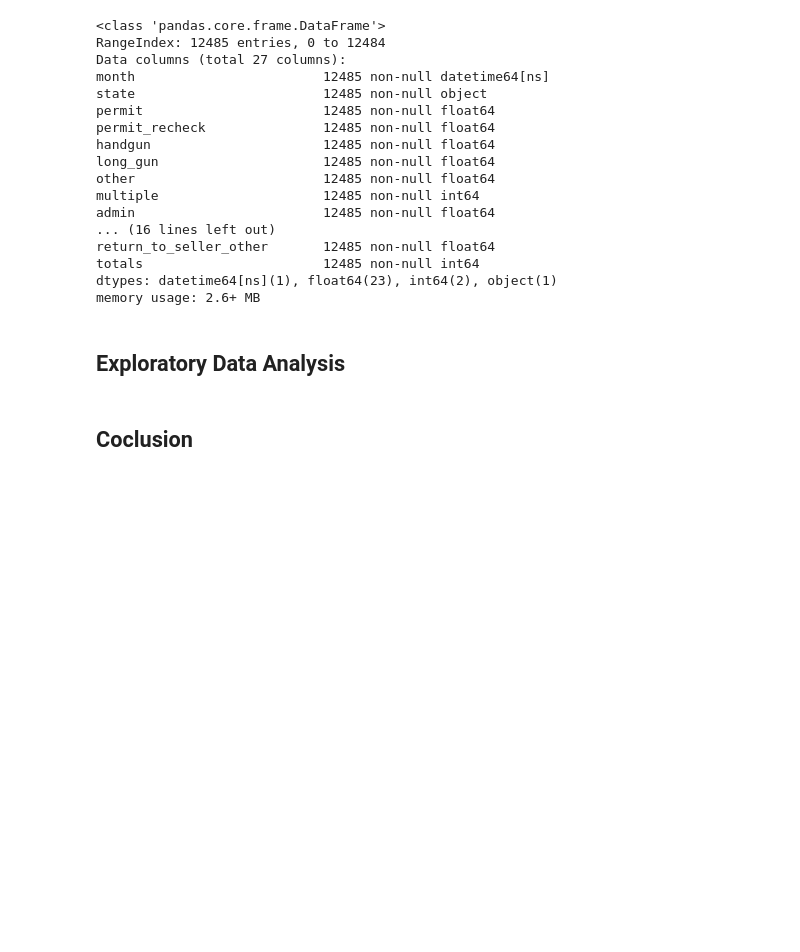
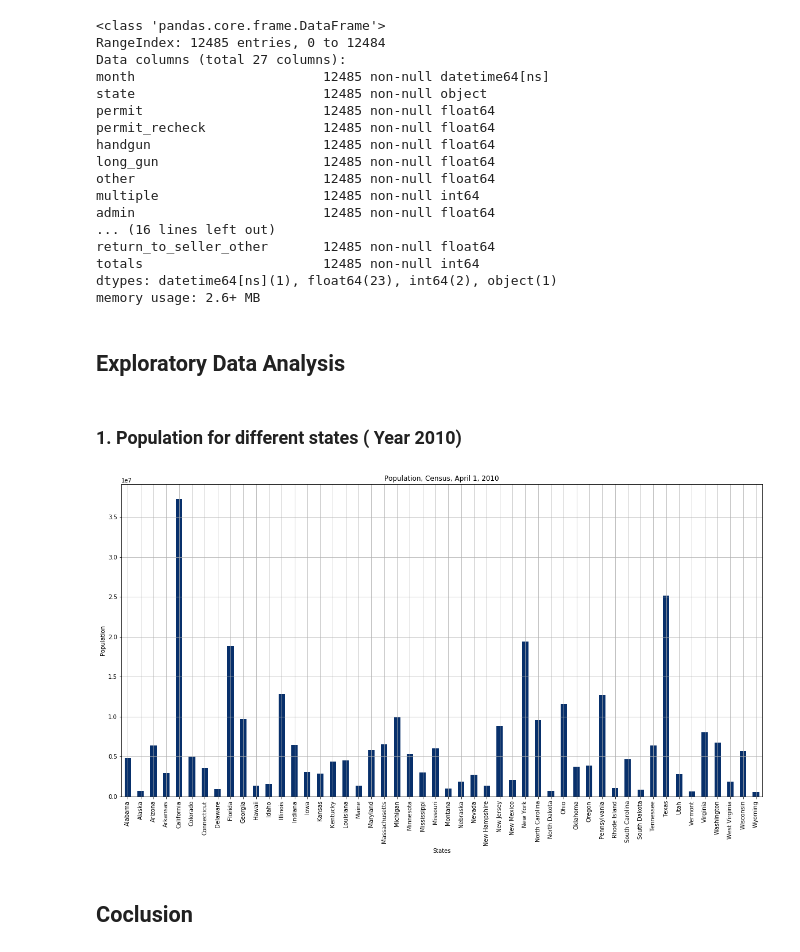
Before and after one commit to siuyik11/fbi_firearm_data_analysis, a Jupyter notebook: fbi_gun_data_analysis.ipynb, the cells around one changed output. Cells and saved outputs as stored; diff of their text form; code cells hidden in the pictures; blank space fills up the shorter version.

```diff
--- a/fbi_gun_data_analysis.ipynb
+++ b/fbi_gun_data_analysis.ipynb
@@ -121,6 +155,13 @@ memory usage: 2.6+ MB
 # %% [markdown]
 <a id = 'exploratory_data_analysis'></a>
 ## Exploratory Data Analysis
+# %% [markdown]
+### 1. Population for different states ( Year 2010)
+# %%
+plot1 = df1.iloc[3,1:].plot.bar(figsize = (20,10), colormap = 'Blues_r',grid = True, \
+                        title = 'Population, Census, April 1, 2010').set(xlabel = 'States', ylabel = 'Population')
+# %% [output]
+[figure, added]
 # %% [markdown]
 <a id = 'conclusion'></a>
 ## Coclusion
```
Also changed, not shown: parts of 7 cells of this notebook, 1 other file.
